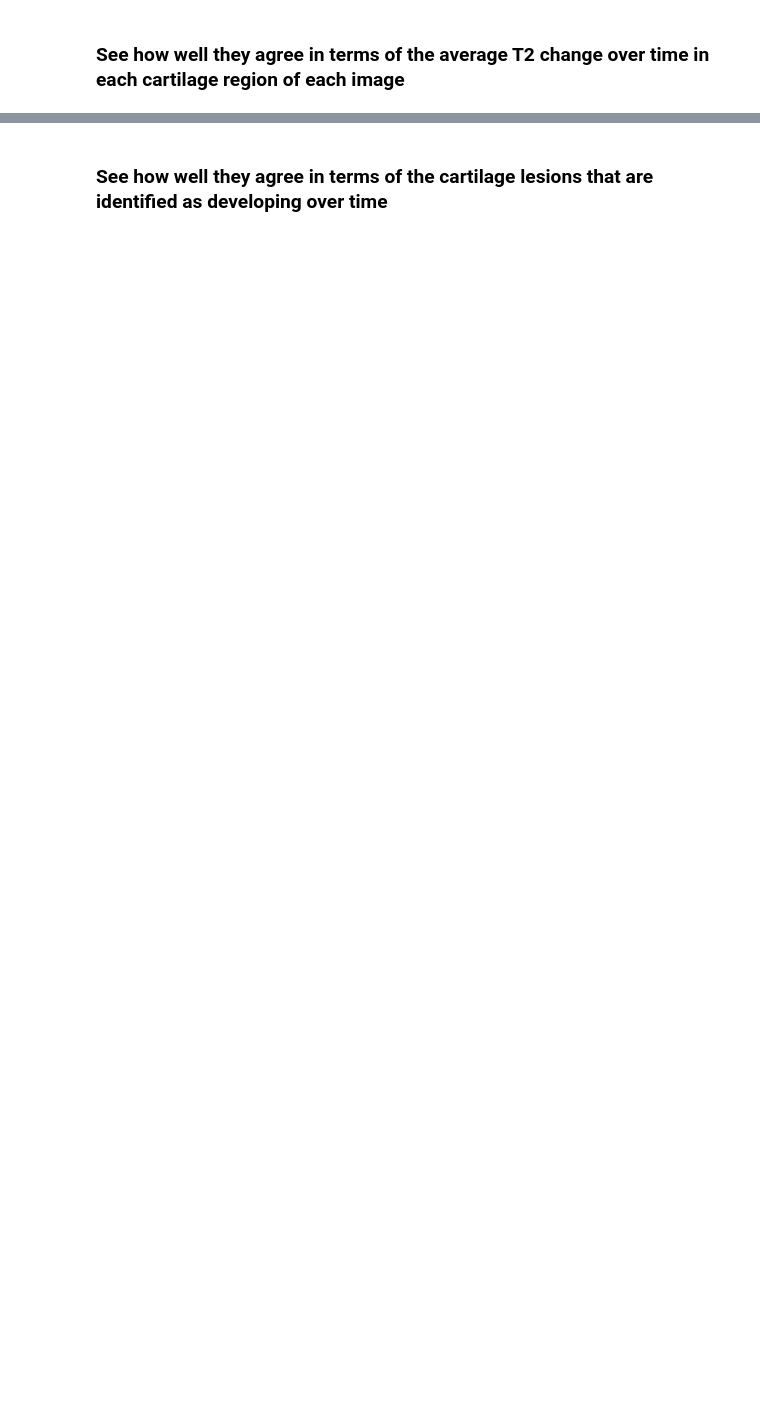
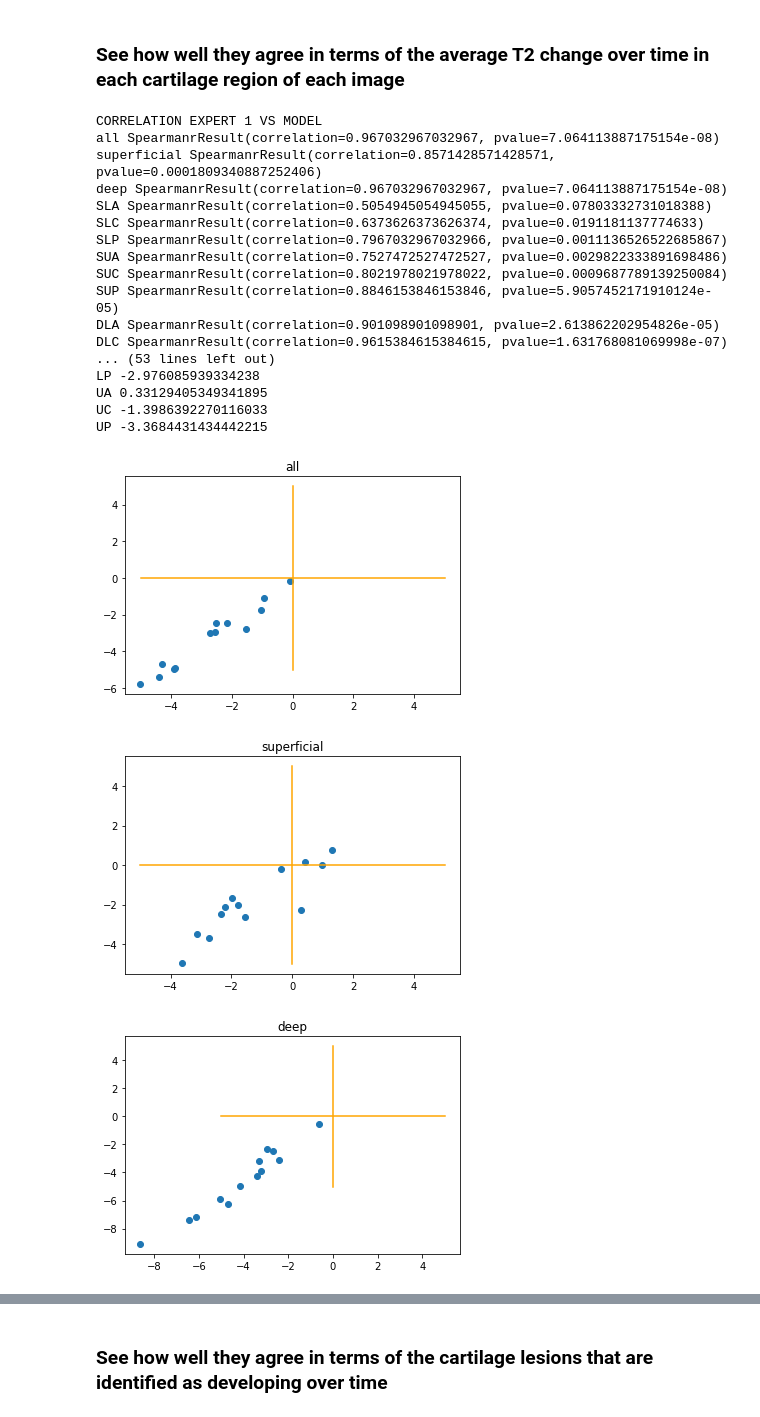
Before and after one commit to kathoma/AutomaticKneeMRISegmentation, a Jupyter notebook: FullPipeline.ipynb, the cells around one changed output, grey strips where cells are left out. Drawn from its saved outputs; the diff is of its cells as text; code cells hidden in the pictures; blank space fills up the shorter version.

```diff
--- a/FullPipeline.ipynb
+++ b/FullPipeline.ipynb
@@ -252,20 +253,65 @@ plot_mean_val_comparisons(mean_abs_diff_dict_expert1_expert2, mean_abs_diff_dict
 # %% [markdown]
 ### See how well they agree in terms of the average T2 change over time in each cartilage region of each image
 # %%
-source1_regions1 = [i for i in source1_regions if i[-6]=='4' and '9120358' not in i]
-source1_regions2 = [i for i in source1_regions if i[-6]=='8'and '9120358' not in i]
-source2_regions1 = [i for i in source2_regions if i[-6]=='4'and '9120358' not in i]
-source2_regions2 = [i for i in source2_regions if i[-6]=='8'and '9120358' not in i]
+expert1_regions = list(expert1_pd.t2_region_json_path)
+model_regions = list(predict_pd.t2_region_json_path)
+
+
+source1_regions1 = [i for i in expert1_regions if i[-6]=='4' and '9120358' not in i]
+source1_regions2 = [i for i in expert1_regions if i[-6]=='8'and '9120358' not in i]
+source2_regions1 = [i for i in model_regions if i[-6]=='4'and '9120358' not in i]
+source2_regions2 = [i for i in model_regions if i[-6]=='8'and '9120358' not in i]
 
 if len(source1_regions1)==len(source1_regions2):
-    change_correlation_dict, change_mean_abs_diff_dict = compare_region_changes(source1_regions1,
+    change_correlation_dict, change_mean_abs_diff_dict, change_cv_dict, change_dict = compare_region_changes(source1_regions1,
                                                                                 source1_regions2,
                                                                                 source2_regions1,
                                                                                 source2_regions2,
                                                                                 results_path=None,
-                                                                                correlation_method = 'spearman')
+                                                                        correlation_method = 'spearman')
+
+print("CORRELATION EXPERT 1 VS MODEL")
 for k,v in change_correlation_dict.items():
     print(k, v)
+
+
 print()
+print("MEAN ABS DIFFERENCE EXPERT 1 VS MODEL")
 for k,v in change_mean_abs_diff_dict.items():
     print(k, v)
+print()
+
+
+print()
+print("MEAN CHANGE ACCORDING TO EXPERT 1")
+for k,v in change_dict[1].items():
+    print(k, np.mean(v))
+
+
+for k in change_dict[1].keys():
+    plt.scatter(change_dict[1][k],change_dict[2][k])
+    plt.title(k)
+    plt.plot([0,0],[-5,5],'orange')
+    plt.plot([-5,5],[0,0], 'orange')
+    plt.show()
+# %% [output]
+CORRELATION EXPERT 1 VS MODEL
+all SpearmanrResult(correlation=0.967032967032967, pvalue=7.064113887175154e-08)
+superficial SpearmanrResult(correlation=0.8571428571428571, pvalue=0.0001809340887252406)
+deep SpearmanrResult(correlation=0.967032967032967, pvalue=7.064113887175154e-08)
+SLA SpearmanrResult(correlation=0.5054945054945055, pvalue=0.07803332731018388)
+SLC SpearmanrResult(correlation=0.6373626373626374, pvalue=0.0191181137774633)
+SLP SpearmanrResult(correlation=0.7967032967032966, pvalue=0.0011136526522685867)
+SUA SpearmanrResult(correlation=0.7527472527472527, pvalue=0.0029822333891698486)
+SUC SpearmanrResult(correlation=0.8021978021978022, pvalue=0.0009687789139250084)
+SUP SpearmanrResult(correlation=0.8846153846153846, pvalue=5.9057452171910124e-05)
+DLA SpearmanrResult(correlation=0.901098901098901, pvalue=2.613862202954826e-05)
+DLC SpearmanrResult(correlation=0.9615384615384615, pvalue=1.631768081069998e-07)
+... (53 lines left out)
+LP -2.976085939334238
+UA 0.33129405349341895
+UC -1.3986392270116033
+UP -3.3684431434442215
+[figure, added]
+[figure, added]
+[figure, added]
```
Also changed, not shown: parts of 8 cells of this notebook, 3 other files.
